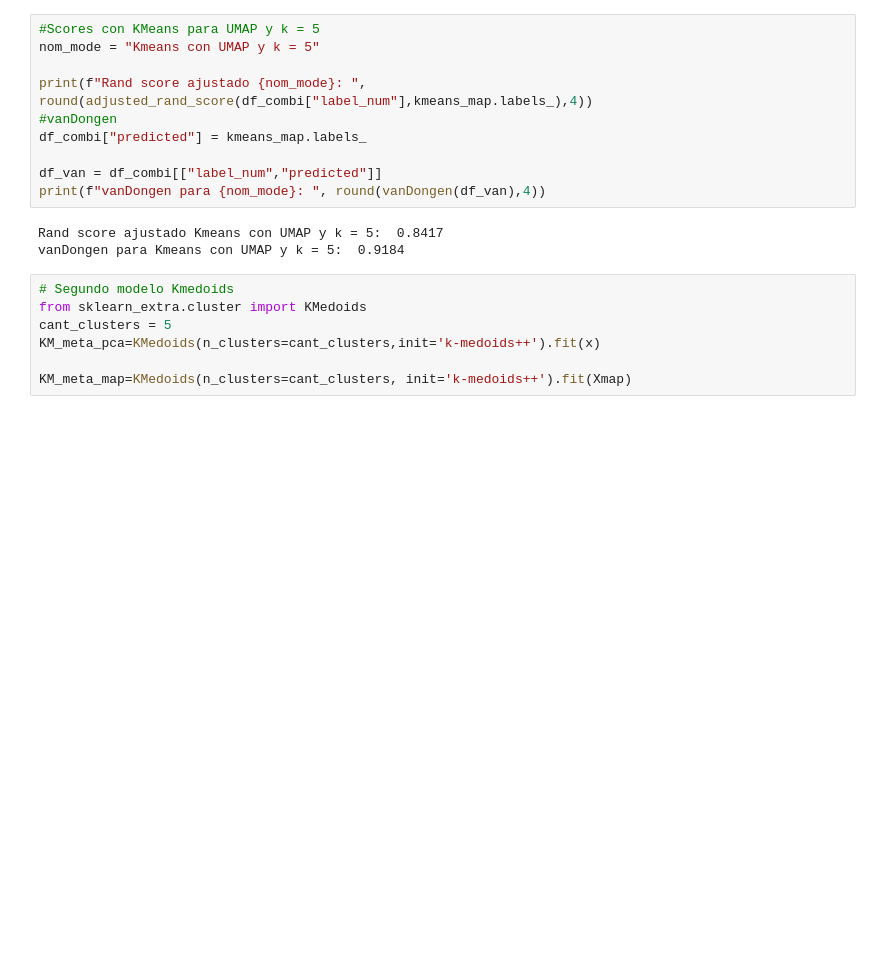
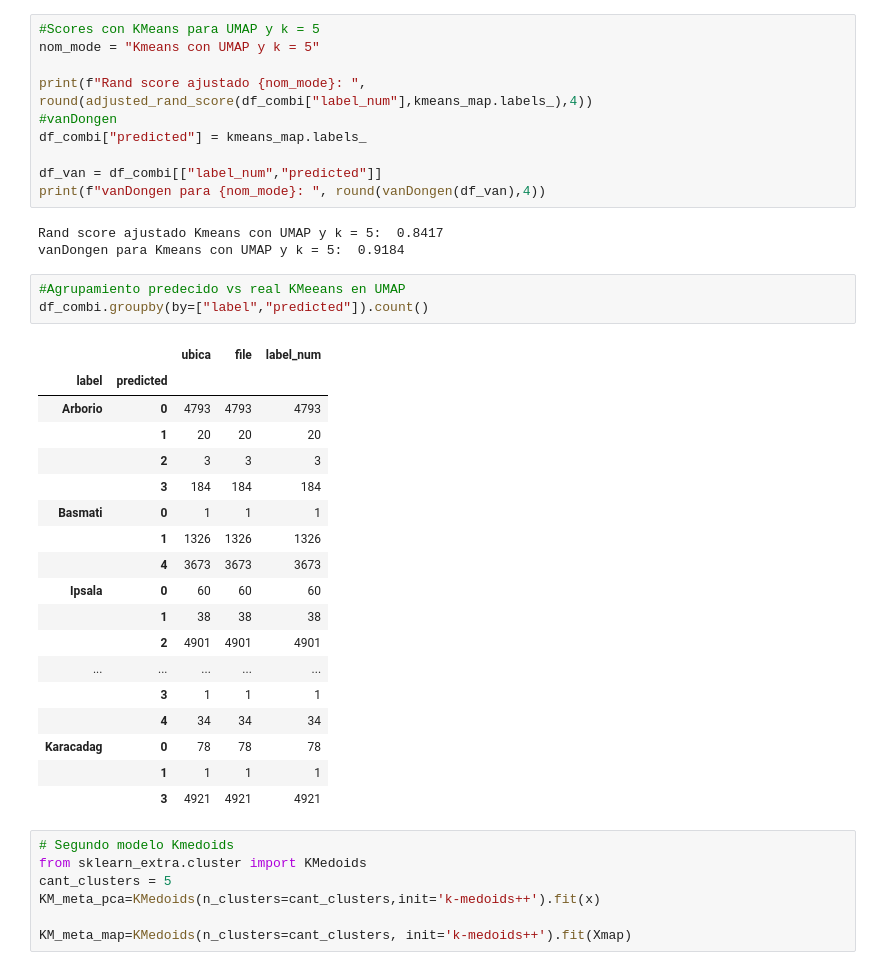
Before and after one commit to RkTcaster/DMCyT, a Jupyter notebook: Tp 1/TP 1.ipynb, the cells around one changed output. Cells and saved outputs as stored; diff of their text form; blank space fills up the shorter version.

```diff
--- a/Tp 1/TP 1.ipynb
+++ b/Tp 1/TP 1.ipynb
@@ -560,6 +582,28 @@ print(f"vanDongen para {nom_mode}: ", round(vanDongen(df_van),4))
 # %% [output]
 Rand score ajustado Kmeans con UMAP y k = 5:  0.8417
 vanDongen para Kmeans con UMAP y k = 5:  0.9184
+# %%
+#Agrupamiento predecido vs real KMeeans en UMAP
+df_combi.groupby(by=["label","predicted"]).count()
+# %% [output]
+|  |  | ubica | file | label_num |
+| label | predicted |  |  |  |
+| Arborio | 0 | 4793 | 4793 | 4793 |
+|  | 1 | 20 | 20 | 20 |
+|  | 2 | 3 | 3 | 3 |
+|  | 3 | 184 | 184 | 184 |
+| Basmati | 0 | 1 | 1 | 1 |
+|  | 1 | 1326 | 1326 | 1326 |
+|  | 4 | 3673 | 3673 | 3673 |
+| Ipsala | 0 | 60 | 60 | 60 |
+|  | 1 | 38 | 38 | 38 |
+|  | 2 | 4901 | 4901 | 4901 |
+| ... | ... | ... | ... | ... |
+|  | 3 | 1 | 1 | 1 |
+|  | 4 | 34 | 34 | 34 |
+| Karacadag | 0 | 78 | 78 | 78 |
+|  | 1 | 1 | 1 | 1 |
+|  | 3 | 4921 | 4921 | 4921 |
 # %%
 # Segundo modelo Kmedoids
 from sklearn_extra.cluster import KMedoids
```
Also changed, not shown: parts of 6 cells of this notebook.
